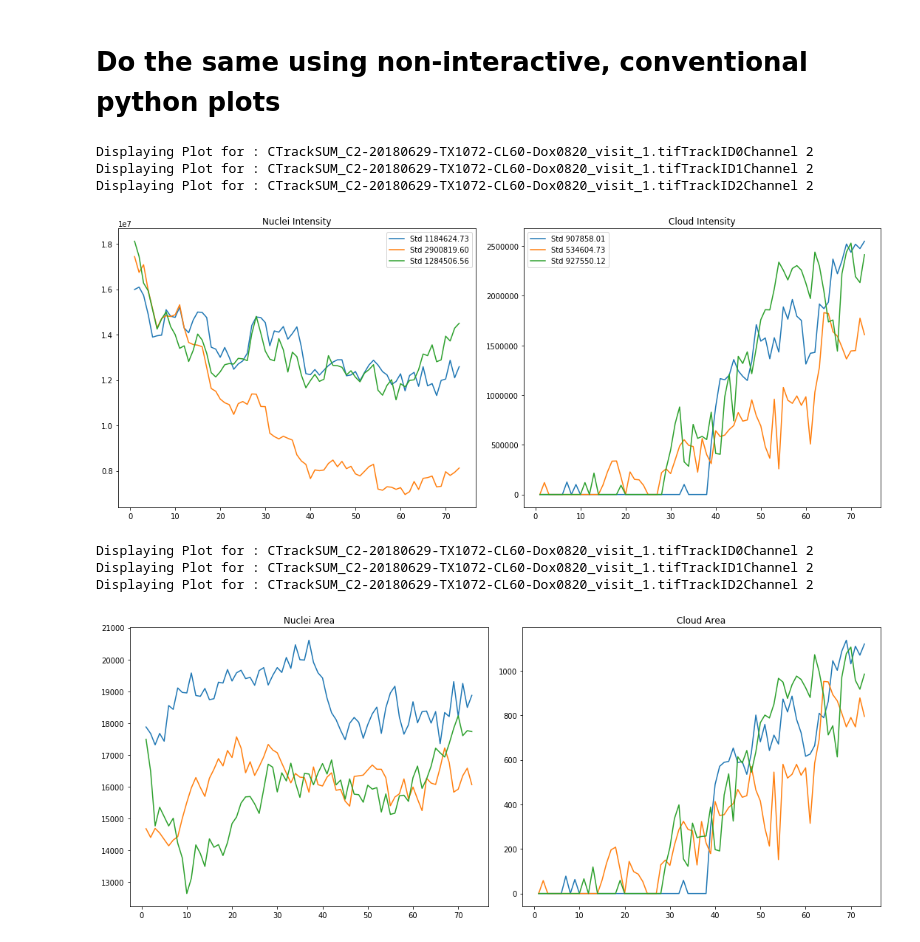
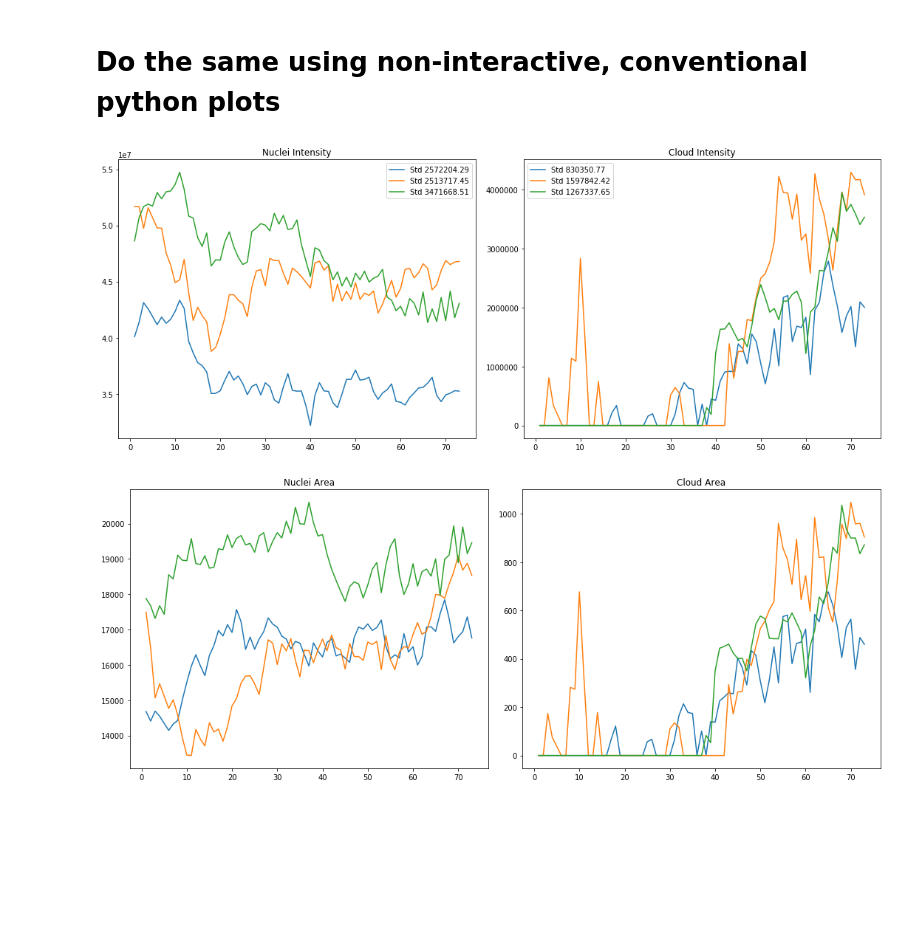
Before and after one commit to oozguc/PyImage, a Jupyter notebook: TxtFilePlotter/NcolTxtFile.ipynb, the cells around one changed output. Drawn from its saved outputs; the diff is of its cells as text; code cells hidden in the pictures; blank space fills up the shorter version.

Commit message:
Plots with std as legends

```diff
--- a/TxtFilePlotter/NcolTxtFile.ipynb
+++ b/TxtFilePlotter/NcolTxtFile.ipynb
@@ -12,8 +12,8 @@ from bokeh.io import export_png, output_notebook
 # %% [markdown]
 # Specify the Directory where the CTrack generated text files are and where the plots must be saved in
 # %%
-sourcedir = '/Users/aimachine/Documents/JuliaData/ResultsTxtFiles/Visit_1/C2/'
-saveplotdir= '/Users/aimachine/Documents/JuliaData/ResultsTxtFiles/Visit_1/C2/Plots/'
+sourcedir = '/Users/aimachine/Documents/JuliaData/ResultsTxtFiles/Visit_1/C1/'
+saveplotdir= '/Users/aimachine/Documents/JuliaData/ResultsTxtFiles/Visit_1/C1/Plots/'
 # %% [raw]
 # Read all the text files into proper variables for the data stored in various columns. For CTtrack generated text files the following are in the 7 columns:
 1)  T = Time
@@ -139,27 +104,15 @@ WARNING:bokeh.io.export:The webdriver raised a TimeoutException while waiting fo
 # %% [markdown]
 # Here we plot the area of the Nuclei versus that of the cloud
 # %%
-Path = os.path.join(sourcedir, '*.txt')
-X = sorted(glob.glob(Path))
-Names = sorted(glob.glob(Path))
-
 p = figure(title='Nuclei and Cloud Area', x_axis_label='Time', y_axis_label='Amplitude')
-for file in Names:
-
-
-
- base = os.path.split(file)[-1]
-
- Filename = os.path.splitext(base)
-
- time , TotalIntCell, AvIntCell, AreaCell, TotalIntCloud, AvIntCloud, AreaCloud = np.loadtxt(file, delimiter = ',', skiprows = 1, unpack=True)
+for i in range(len(Time)):
 
 
 
  #Bokeh plots
 
- p.line(time, AreaCell, legend = "Nuclei Area-time", line_width = 2)
- p.line(time, AreaCloud, legend = "Cloud Area-time", line_width = 2, line_color='red')
+ p.line(Time[i], AreaNuc[i], legend = "Nuclei Area-time", line_width = 2)
+ p.line(Time[i], AreaClo[i], legend = "Cloud Area-time", line_width = 2, line_color='red')
 output_notebook()
 show(p)
 export_png(p, filename=saveplotdir + 'Area' + 'MultiBokeh' + '.png')
@@ -175,60 +128,48 @@ WARNING:bokeh.io.export:The webdriver raised a TimeoutException while waiting fo
 # %%
 fig, axes = plt.subplots(1, 2, figsize=(15, 6))
 f = open(saveplotdir + 'Standard Deviation Nuclei' + '.txt', 'w')
 f.write('Filename'  + " " + 'Standard deviation Nuclei Intensity'+ "\n")
 f.write('\n')
-for file in Names:
+for i in range(len(Time)):
+
+ f.write(Filename[0] + " " + str(np.std(TotalIntCell)) + '\n')
 
 
 
- base = os.path.split(file)[-1]
-
- Filename = os.path.splitext(base)
-
- time , TotalIntCell, AvIntCell, AreaCell, TotalIntCloud, AvIntCloud, AreaCloud = np.loadtxt(file, delimiter = ',', skiprows = 1, unpack=True)
- print('Displaying Plot for :', Filename[0])
-
-
- f.write(Filename[0] + " " + str(np.std(TotalIntCell)) + '\n')
 
  ax = axes.ravel()
- ax[0].plot(time,TotalIntCell, label = 'Std' + " " + '{:.2f}'.format(np.std(TotalIntCell)))
+ ax[0].plot(Time[i],TotalNucInt[i], label = 'Std' + " " + '{:.2f}'.format(np.std(TotalNucInt[i])))
  ax[0].set_title('Nuclei Intensity')
  ax[0].legend()
- ax[1].plot(time,TotalIntCloud, label = 'Std' + " " + '{:.2f}'.format(np.std(TotalIntCloud)))
+ ax[1].plot(Time[i],TotalCloInt[i], label = 'Std' + " " + '{:.2f}'.format(np.std(TotalCloInt[i])))
  ax[1].set_title('Cloud Intensity')
  ax[1].legend()
 
 
 plt.tight_layout()
 
 Title = 'MultiPlotIntensity'
 
 plt.savefig(saveplotdir + Title + '.png')
 plt.show()
 f.close()
 # %% [output]
-Displaying Plot for : CTrackSUM_C2-20180629-TX1072-CL60-Dox0820_visit_1.tifTrackID0Channel 2
-Displaying Plot for : CTrackSUM_C2-20180629-TX1072-CL60-Dox0820_visit_1.tifTrackID1Channel 2
-Displaying Plot for : CTrackSUM_C2-20180629-TX1072-CL60-Dox0820_visit_1.tifTrackID2Channel 2
-[figure, old version]
+[figure, new version]
 # %%
 fig, axes = plt.subplots(1, 2, figsize=(15, 6))
-for file in Names:
+
+for i in range(len(Time)):
 
 
 
- base = os.path.split(file)[-1]
 
- Filename = os.path.splitext(base)
 
- time , TotalIntCell, AvIntCell, AreaCell, TotalIntCloud, AvIntCloud, AreaCloud = np.loadtxt(file, delimiter = ',', skiprows = 1, unpack=True)
- print('Displaying Plot for :', Filename[0])
+
  ax = axes.ravel()
- ax[0].plot(time,AreaCell)
+ ax[0].plot(Time[i],AreaNuc[i])
  ax[0].set_title('Nuclei Area')
 
- ax[1].plot(time,AreaCloud)
+ ax[1].plot(Time[i],AreaClo[i])
  ax[1].set_title('Cloud Area')
 
 
@@ -240,7 +181,4 @@ Title = 'MultiPlotArea'
 plt.savefig(saveplotdir + Title + '.png')
 plt.show()
 # %% [output]
-Displaying Plot for : CTrackSUM_C2-20180629-TX1072-CL60-Dox0820_visit_1.tifTrackID0Channel 2
-Displaying Plot for : CTrackSUM_C2-20180629-TX1072-CL60-Dox0820_visit_1.tifTrackID1Channel 2
-Displaying Plot for : CTrackSUM_C2-20180629-TX1072-CL60-Dox0820_visit_1.tifTrackID2Channel 2
-[figure, old version]
+[figure, new version]
```
Also changed, not shown: parts of 5 cells of this notebook.
